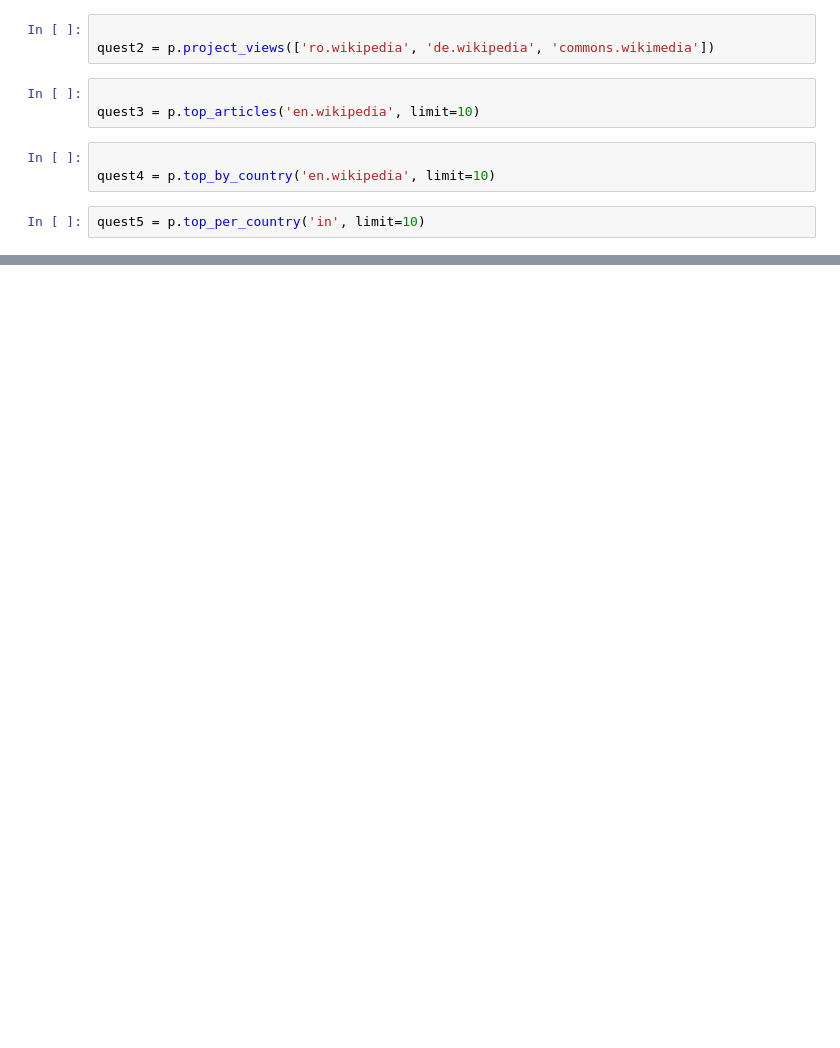
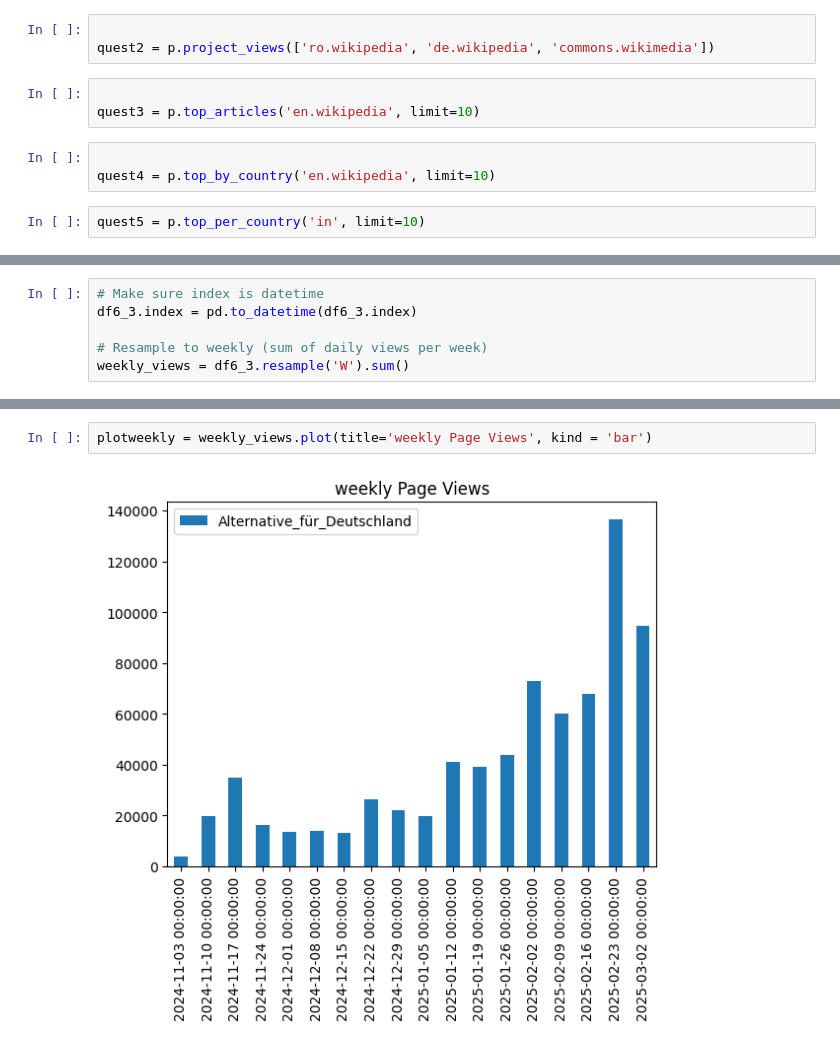
Before and after one commit to DataDivasCAU/DataDivas, a Jupyter notebook: Carolin/AfD_Wikipedia_PageViews.ipynb, the cells around one changed output, grey strips where cells are left out. Saved outputs shown, nothing was run; the diff lists cells and outputs as text; blank space fills up the shorter version.

```diff
--- a/Carolin/AfD_Wikipedia_PageViews.ipynb
+++ b/Carolin/AfD_Wikipedia_PageViews.ipynb
@@ -114,0 +145,6 @@ plot = df6_3.plot(title='Page Views since 2016')
+# %%
+# Make sure index is datetime
+df6_3.index = pd.to_datetime(df6_3.index)
+
+# Resample to weekly (sum of daily views per week)
+weekly_views = df6_3.resample('W').sum()
@@ -114,0 +171,4 @@ plot = df6_3.plot(title='Page Views since 2016')
+# %%
+plotweekly = weekly_views.plot(title='weekly Page Views', kind = 'bar')
+# %% [output]
+[figure, added]
```
Also changed, not shown: parts of 10 cells of this notebook, 2 other files.
